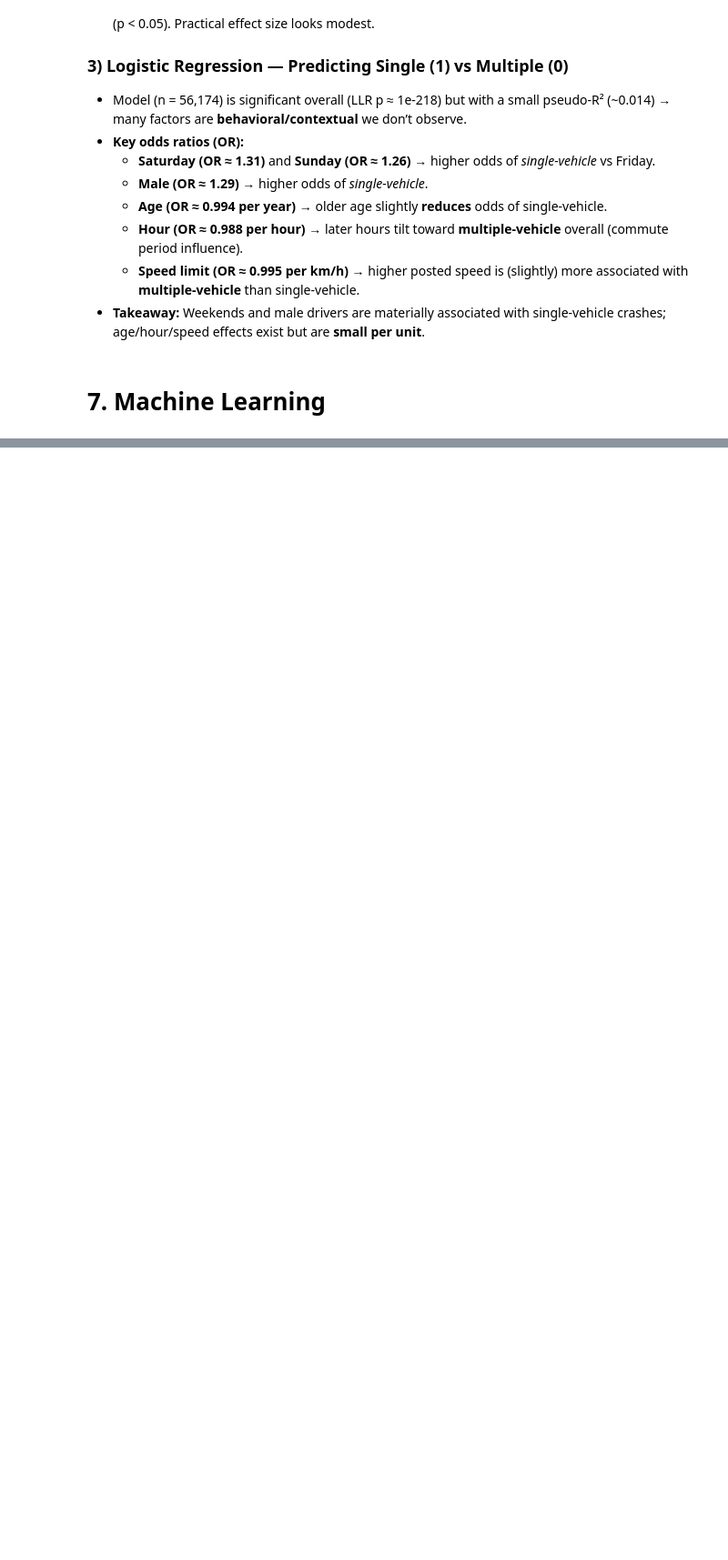
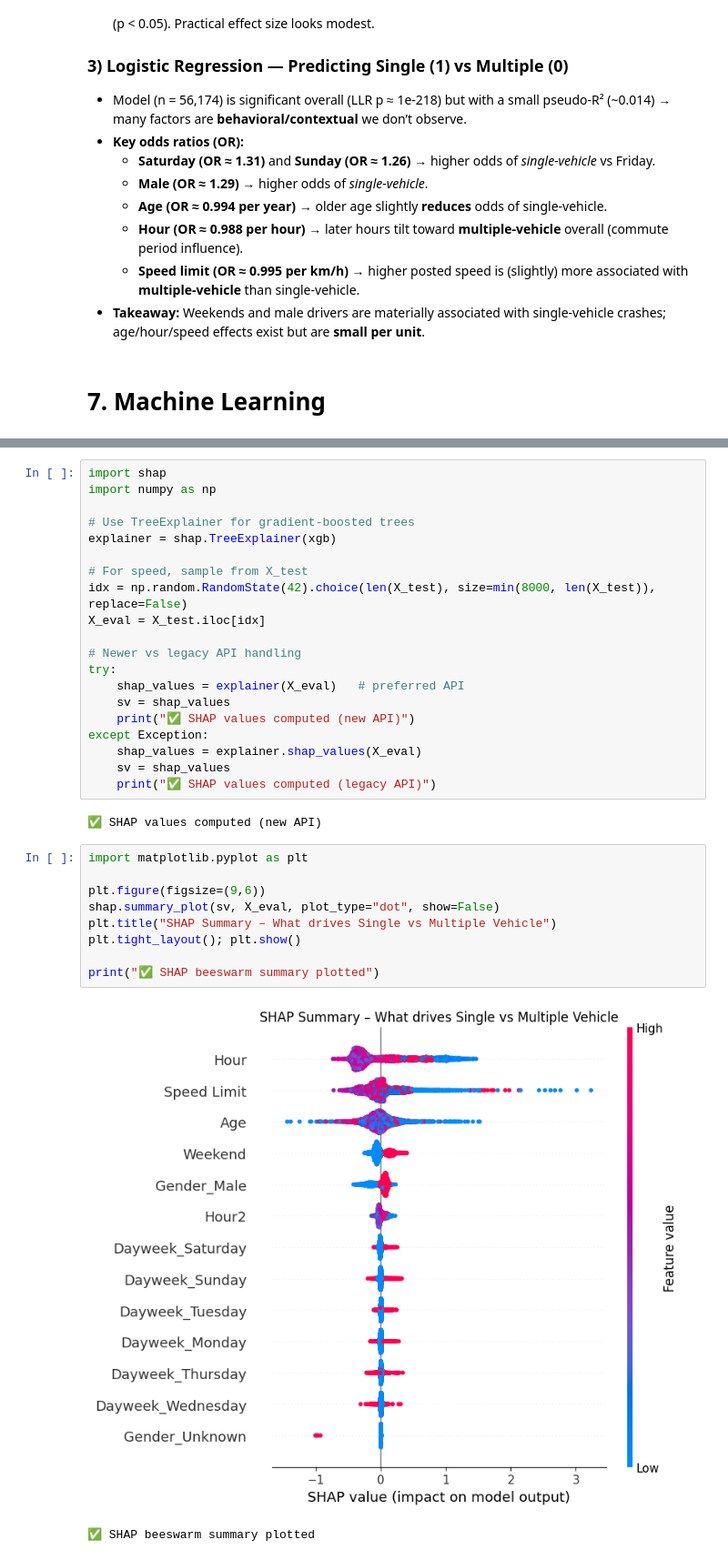
Before and after one commit to NoorullahMuhammadKhan/Noorullah-Khan-Github-Repository, a Jupyter notebook: Scyne Advisory Interview/Traffic Investigation Scyne Advisory.ipynb, the cells around one changed output, grey strips where cells are left out. Shown at 91% size. Saved outputs shown, nothing was run; the diff lists cells and outputs as text; blank space fills up the shorter version.

```diff
--- a/Scyne Advisory Interview/Traffic Investigation Scyne Advisory.ipynb
+++ b/Scyne Advisory Interview/Traffic Investigation Scyne Advisory.ipynb
@@ -594,0 +831,34 @@ display(odds_ratios.head(20))
+# %%
+import shap
+import numpy as np
+
+# Use TreeExplainer for gradient-boosted trees
+explainer = shap.TreeExplainer(xgb)
+
+# For speed, sample from X_test
+idx = np.random.RandomState(42).choice(len(X_test), size=min(8000, len(X_test)), replace=False)
+X_eval = X_test.iloc[idx]
+
+# Newer vs legacy API handling
+try:
+    shap_values = explainer(X_eval)   # preferred API
+    sv = shap_values
+    print("✅ SHAP values computed (new API)")
+except Exception:
+    shap_values = explainer.shap_values(X_eval)
+    sv = shap_values
+    print("✅ SHAP values computed (legacy API)")
+# %% [output]
+✅ SHAP values computed (new API)
+# %%
+import matplotlib.pyplot as plt
+
+plt.figure(figsize=(9,6))
+shap.summary_plot(sv, X_eval, plot_type="dot", show=False)
+plt.title("SHAP Summary – What drives Single vs Multiple Vehicle")
+plt.tight_layout(); plt.show()
+
+print("✅ SHAP beeswarm summary plotted")
+# %% [output]
+[figure, added]
+✅ SHAP beeswarm summary plotted
```
Also changed, not shown: parts of 14 cells of this notebook.
